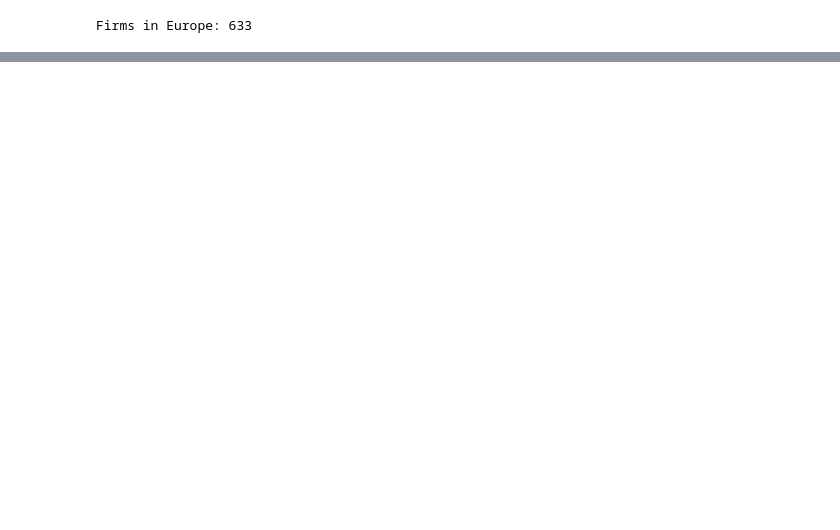
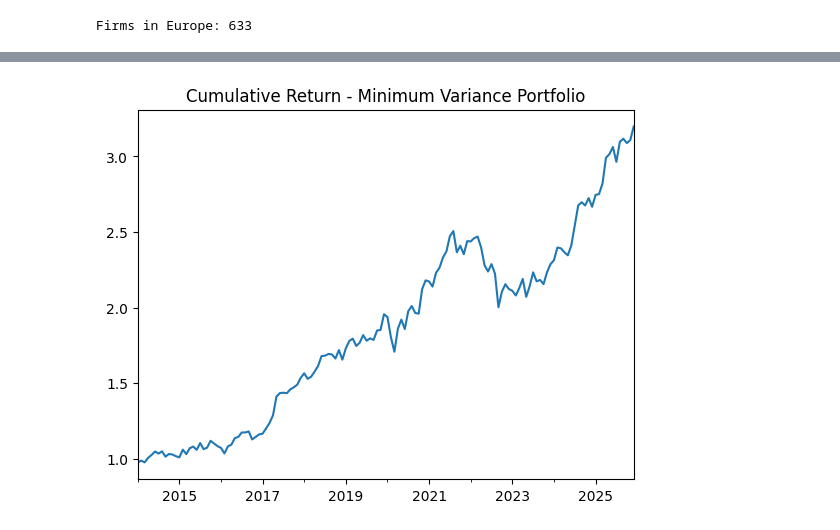
Before and after one commit to annamodolo/saam-portfolio-project, a Jupyter notebook: notebooks/investmentuniverse.ipynb, the cells around one changed output, grey strips where cells are left out. Saved outputs shown, nothing was run; the diff lists cells and outputs as text; code cells hidden in the pictures; blank space fills up the shorter version.

Commit message:
Completed Part I: Minimum Variance and Value-Weighted portfolios

```diff
--- a/notebooks/investmentuniverse.ipynb
+++ b/notebooks/investmentuniverse.ipynb
@@ -102,0 +68,4 @@ dtype: float64
+# %%
+returns_matrix = returns_final.set_index("ISIN").drop(columns=["NAME"]).copy()
+returns_matrix.columns = pd.to_datetime(returns_matrix.columns)
+returns_matrix.head()
@@ -102,0 +81,10 @@ dtype: float64
+# %%
+returns_matrix = returns_matrix.dropna(thresh=36)
+
+returns_matrix = returns_matrix.apply(
+    lambda row: row.fillna(row.mean()),
+    axis=1
+)
+
+print(returns_matrix.shape)
+returns_matrix.head()
@@ -102,0 +101,5 @@ dtype: float64
+# %%
+returns_matrix = returns_matrix.apply(
+    lambda row: row.fillna(row.mean()),
+    axis=1
+)
@@ -102,0 +109,19 @@ dtype: float64
+# %%
+mu = returns_matrix.mean(axis=1)
+Sigma = returns_matrix.T.cov()
+
+lambda_reg = 1e-4
+Sigma_reg = Sigma + lambda_reg * np.eye(Sigma.shape[0])
+
+Sigma_inv = np.linalg.inv(Sigma_reg)
+ones = np.ones(len(mu))
+
+w_minvar = Sigma_inv @ ones / (ones.T @ Sigma_inv @ ones)
+
+portfolio_return = w_minvar @ mu
+portfolio_vol = np.sqrt(w_minvar @ Sigma_reg @ w_minvar)
+
+print("Return:", portfolio_return)
+print("Volatility:", portfolio_vol)
+print("Sum of weights:", w_minvar.sum())
+print("Any NaN weights:", np.isnan(w_minvar).any())
@@ -102,0 +251,6 @@ dtype: float64
+# %%
+cum_mv = (1 + portfolio_returns).cumprod()
+cum_mv.plot(title="Cumulative Return - Minimum Variance Portfolio")
+plt.show()
+# %% [output]
+[figure, added]
```
Also changed, not shown: parts of 33 cells of this notebook.
